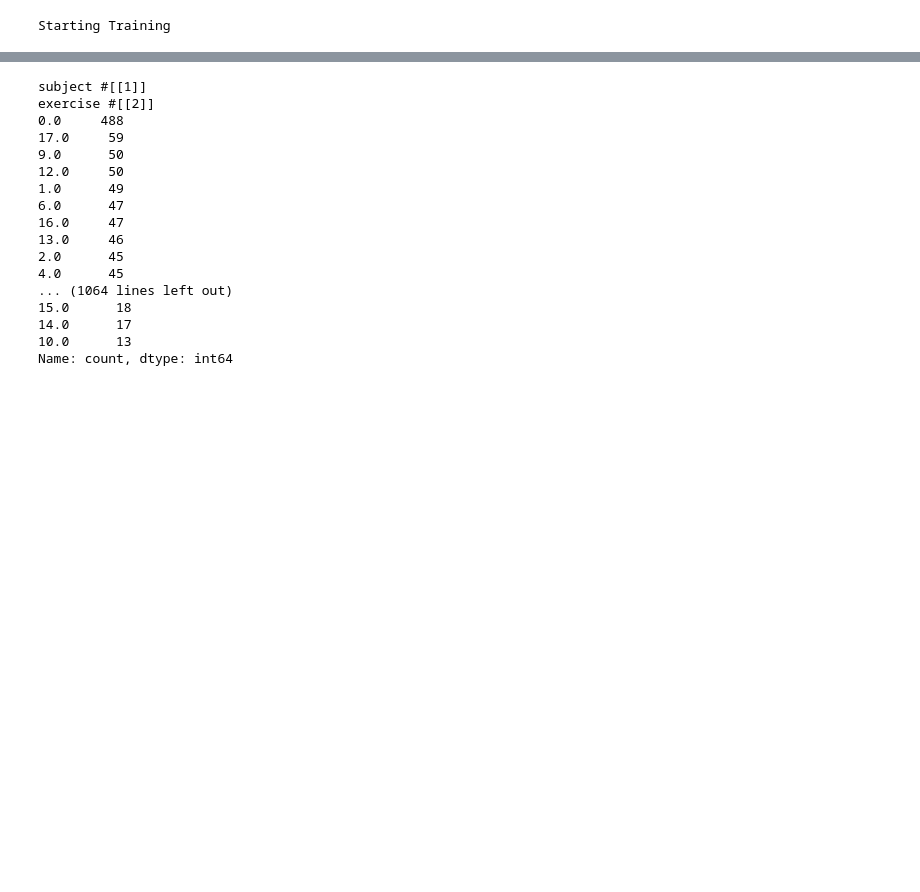
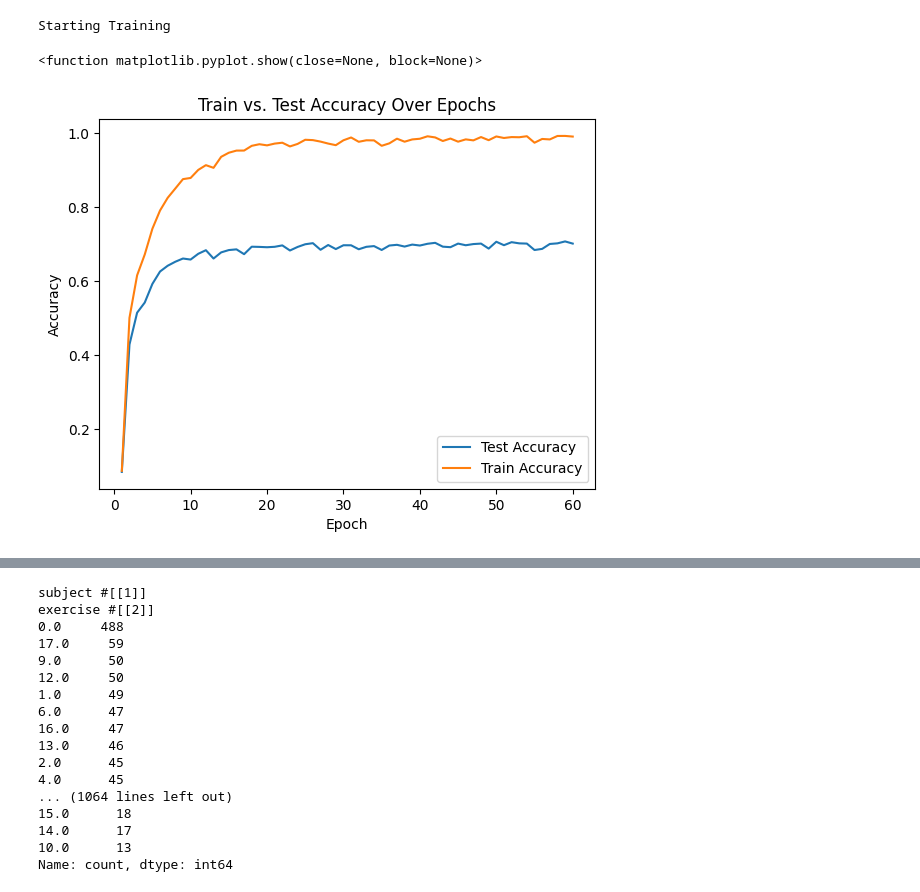
Before and after one commit to Tardigrades3/CMPM118-Winter2026, a Jupyter notebook: continual models/ninaPro_LWF_base_drop.ipynb, the cells around one changed output, grey strips where cells are left out. Cells and saved outputs as stored; diff of their text form; code cells hidden in the pictures; blank space fills up the shorter version.

Commit message:
Data and visualizations for training and results

```diff
--- a/continual models/ninaPro_LWF_base_drop.ipynb
+++ b/continual models/ninaPro_LWF_base_drop.ipynb
@@ -21,7 +21,7 @@ import matplotlib.pyplot as plt
 device = torch.device("cuda" if torch.cuda.is_available() else "cpu")
 print(f"Using {device} device")
 
-model = NinaProClassifyCNN().to(device)
+model = NinaProClassifyCNN(12).to(device)
 
 optimizer = torch.optim.Adam(model.parameters(), lr=0.001)
 
@@ -59,7 +59,7 @@ Name: count, dtype: int64
 # Train Model
 
 print("Starting Training")
-epochs = 20
+epochs = 60
 model.train()
 
 measures = train_base(
@@ -77,15 +77,18 @@ Starting Training
 # %%
 test_accs = measures[0]
 train_accs = measures[1]
 
-x_axis_epochs = range(1, len(measures[0]))
-plt.plot(epochs, test_accs, label="Test Accuracy")
-plt.plot(epochs, train_accs, label="Train Accuracy")
+x_axis_epochs = range(1, len(measures[0]) + 1)
+plt.plot(x_axis_epochs, test_accs, label="Test Accuracy")
+plt.plot(x_axis_epochs, train_accs, label="Train Accuracy")
 plt.xlabel("Epoch")
 plt.ylabel("Accuracy")
 plt.title("Train vs. Test Accuracy Over Epochs")
 plt.legend()
 plt.show
+# %% [output]
+<function matplotlib.pyplot.show(close=None, block=None)>
+[figure, added]
 # %%
 # Accuracy:
 find_accuracy(model, test1_loader, device, loss_func)
```
Also changed, not shown: parts of 7 cells of this notebook, 13 other files.
